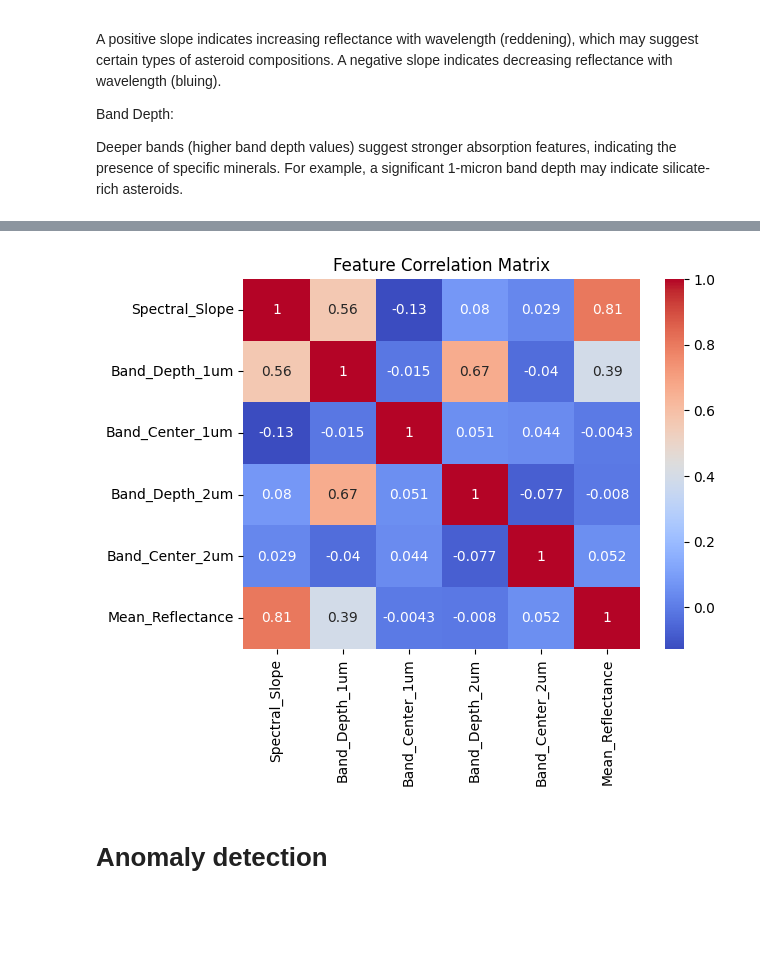
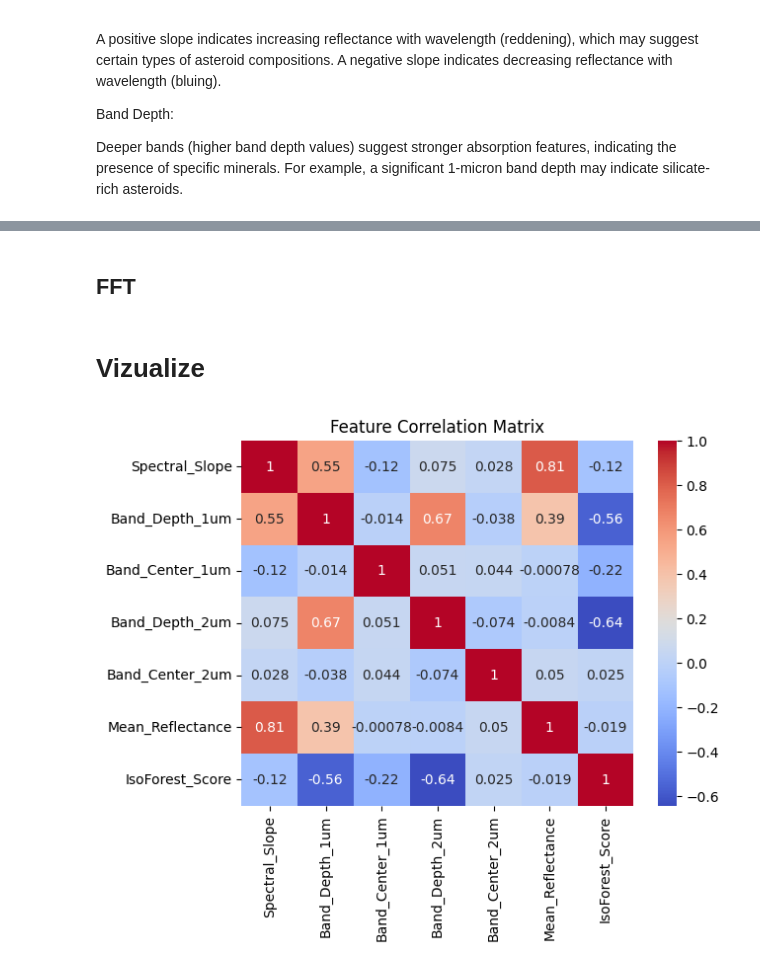
Before and after one commit to ebrinz/exoproximo, a Jupyter notebook: neo_analysis.ipynb, the cells around one changed output, grey strips where cells are left out. Saved outputs shown, nothing was run; the diff lists cells and outputs as text; code cells hidden in the pictures; blank space fills up the shorter version.

Commit message:
Add clustering and anomaly detection

```diff
--- a/neo_analysis.ipynb
+++ b/neo_analysis.ipynb
@@ -379,0 +416,23 @@ X_scaled = scaler.fit_transform(X)
+# %%
+# Drop columns (wavelengths) oustide of 0.850 - 2.350 because of sparse data
+wavelength_pivoted_trunc = wavelength_pivoted.loc[:, (wavelength_pivoted.columns >= 0.850) & (wavelength_pivoted.columns <= 2.350)]
+
+#inspect data
+# wavelength_pivoted_trunc.to_csv('data/outputs/wavelength_pivoted_trunc.csv', index=False)
+
+# Filter out NEOs with really sparse readings (where over 25% of wavelengths are null)
+not_enough_data_mask = (wavelength_pivoted_trunc.isnull().sum(axis=1) / len(wavelength_pivoted_trunc.columns)) < 0.25
+# using mask after rejoin of other features via index on filename
+
+# Perform spline interpolation to fill missing values
+wavelength_pivoted_trunc_spline = wavelength_pivoted_trunc.interpolate(method='spline', order=3, axis=1, limit_direction='both')
+
+wavelength_pivoted_trunc_spline['not_enough_data_mask'] = not_enough_data_mask.astype(bool)
+
+# join up the features made for iso forest
+neo_features_wavy = neo_features.merge(wavelength_pivoted_trunc_spline, left_on='Filename', right_index=True, how='left')
+
+# Delete offending (6) rows with not_enough_data_mask filter
+neo_features_wavy_filtered = neo_features_wavy[neo_features_wavy['not_enough_data_mask'] == True]
+print(len(neo_features_wavy))
+print(len(neo_features_wavy_filtered))
@@ -379,0 +551,2 @@ X_scaled = scaler.fit_transform(X)
+# %% [markdown]
+## FFT
@@ -380,13 +555,22 @@ X_scaled = scaler.fit_transform(X)
+# %% [markdown]
+# Vizualize
 # %%
 # a little chart action
+iso_forest_df_mtx = iso_forest_df[[
+    'Spectral_Slope',
+    'Band_Depth_1um',
+    'Band_Center_1um',
+    'Band_Depth_2um',
+    'Band_Center_2um',
+    'Mean_Reflectance',
+    'IsoForest_Score'
+]]
 
 # Compute correlation matrix
-corr_matrix = neo_features[feature_columns].corr()
+corr_matrix = iso_forest_df_mtx.corr()
 
 sns.heatmap(corr_matrix, annot=True, cmap='coolwarm')
 plt.title('Feature Correlation Matrix')
 plt.show()
 # %% [output]
-[figure, old version]
+[figure, new version]
-# %% [markdown]
-# Anomaly detection
```
Also changed, not shown: parts of 15 cells of this notebook, 1 other file.
